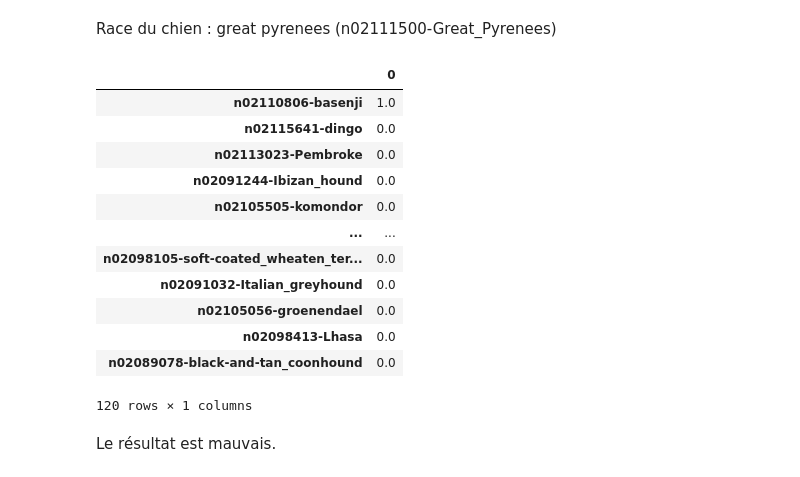
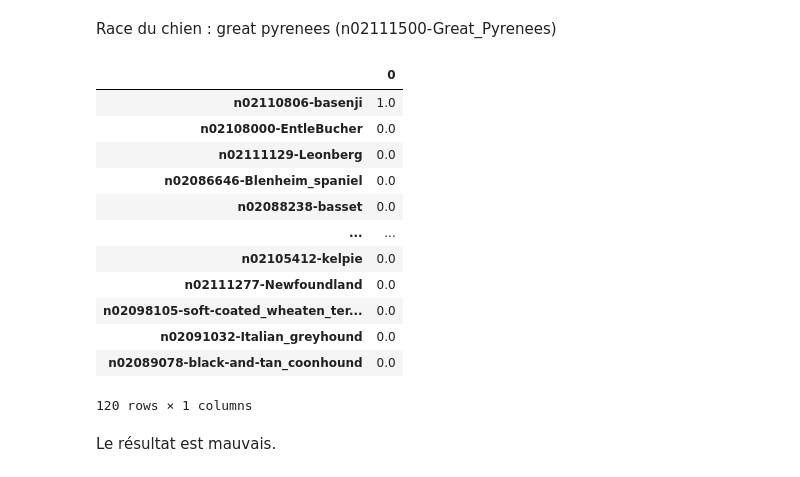
Before and after one commit to rbtkay/dog_breed_recognizer, a Jupyter notebook: cnn.ipynb, the cells around one changed output. Drawn from its saved outputs; the diff is of its cells as text; code cells hidden in the pictures.

Commit message:
df test : round after sort

```diff
--- a/cnn.ipynb
+++ b/cnn.ipynb
@@ -414,19 +414,19 @@ img_test
 Race du chien : great pyrenees (n02111500-Great_Pyrenees)
 # %%
 predictions = model.predict((np.expand_dims(img_test,0)))
-pd.DataFrame(predictions, columns=valid_df.name.values.tolist()).T.round(2).sort_values(by=0, ascending=False)
+pd.DataFrame(predictions, columns=valid_df.name.values.tolist()).T.sort_values(by=0, ascending=False).round(2)
 # %% [output]
 |  | 0 |
 | n02110806-basenji | 1.0 |
-| n02115641-dingo | 0.0 |
-| n02113023-Pembroke | 0.0 |
-| n02091244-Ibizan_hound | 0.0 |
-| n02105505-komondor | 0.0 |
+| n02108000-EntleBucher | 0.0 |
+| n02111129-Leonberg | 0.0 |
+| n02086646-Blenheim_spaniel | 0.0 |
+| n02088238-basset | 0.0 |
 | ... | ... |
+| n02105412-kelpie | 0.0 |
+| n02111277-Newfoundland | 0.0 |
 | n02098105-soft-coated_wheaten_ter... | 0.0 |
 | n02091032-Italian_greyhound | 0.0 |
-| n02105056-groenendael | 0.0 |
-| n02098413-Lhasa | 0.0 |
 | n02089078-black-and-tan_coonhound | 0.0 |
 120 rows × 1 columns
 # %% [markdown]
```
